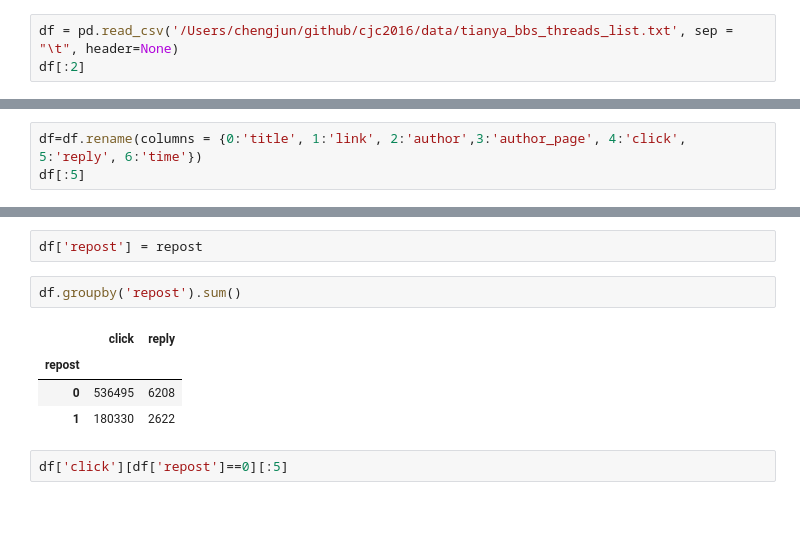
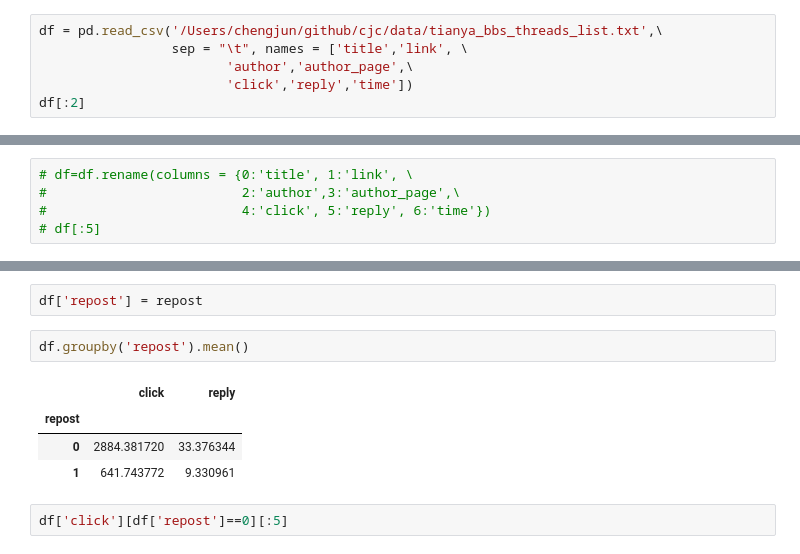
Before and after one commit to SocratesClub/cjc, a Jupyter notebook: code/08.analyzing_tianya_thread_network.ipynb, the cells around one changed output, grey strips where cells are left out. Saved outputs shown, nothing was run; the diff lists cells and outputs as text; blank space fills up the shorter version.

```diff
--- a/code/08.analyzing_tianya_thread_network.ipynb
+++ b/code/08.analyzing_tianya_thread_network.ipynb
@@ -220,6 +242,9 @@ See the caveats in the documentation: http://pandas.pydata.org/pandas-docs/stabl
 # %% [markdown]
 # 分析天涯回帖数据
 # %%
-df = pd.read_csv('/Users/chengjun/github/cjc2016/data/tianya_bbs_threads_list.txt', sep = "\t", header=None)
+df = pd.read_csv('/Users/chengjun/github/cjc/data/tianya_bbs_threads_list.txt',\
+                 sep = "\t", names = ['title','link', \
+                        'author','author_page',\
+                        'click','reply','time'])
 df[:2]
 # %% [output]
@@ -227,5 +252,7 @@ df[:2]
 | 0 | 【民间语文第161期】宁波px启示:船进港湾人应上岸 | /post-free-2849477-1.shtml | 贾也 | http://www.tianya.cn/50499450 | 194675 | 2703 | 2012-10-29 07:59 |
 | 1 | 宁波镇海PX项目引发群体上访 当地政府发布说明(转载) | /post-free-2839539-1.shtml | 无上卫士ABC | http://www.tianya.cn/74341835 | 88244 | 1041 | 2012-10-24 12:41 |
 # %%
-df=df.rename(columns = {0:'title', 1:'link', 2:'author',3:'author_page', 4:'click', 5:'reply', 6:'time'})
-df[:5]
+# df=df.rename(columns = {0:'title', 1:'link', \
+#                         2:'author',3:'author_page',\
+#                         4:'click', 5:'reply', 6:'time'})
+# df[:5]
@@ -647,12 +690,12 @@ for i in df.title:
 # %%
 df['repost'] = repost
 # %%
-df.groupby('repost').sum()
+df.groupby('repost').mean()
 # %% [output]
 |  | click | reply |
 | repost |  |  |
-| 0 | 536495 | 6208 |
-| 1 | 180330 | 2622 |
+| 0 | 2884.381720 | 33.376344 |
+| 1 | 641.743772 | 9.330961 |
 # %%
 df['click'][df['repost']==0][:5]
 # %% [output]
```
Also changed, not shown: parts of 24 cells of this notebook, 1 other file.
